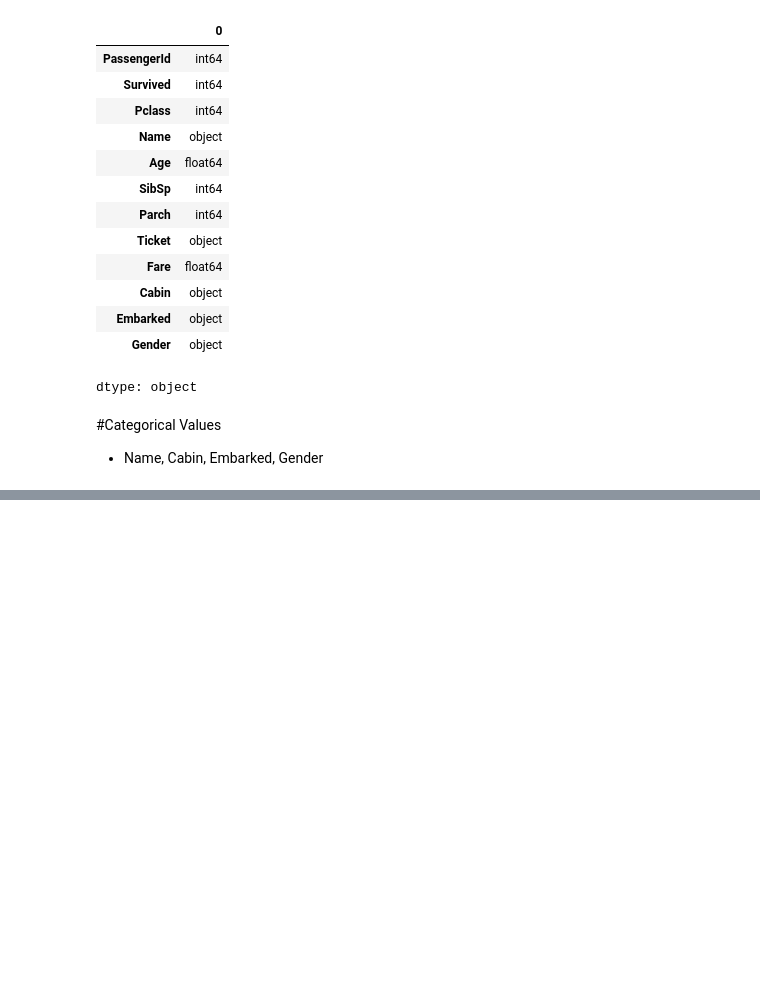
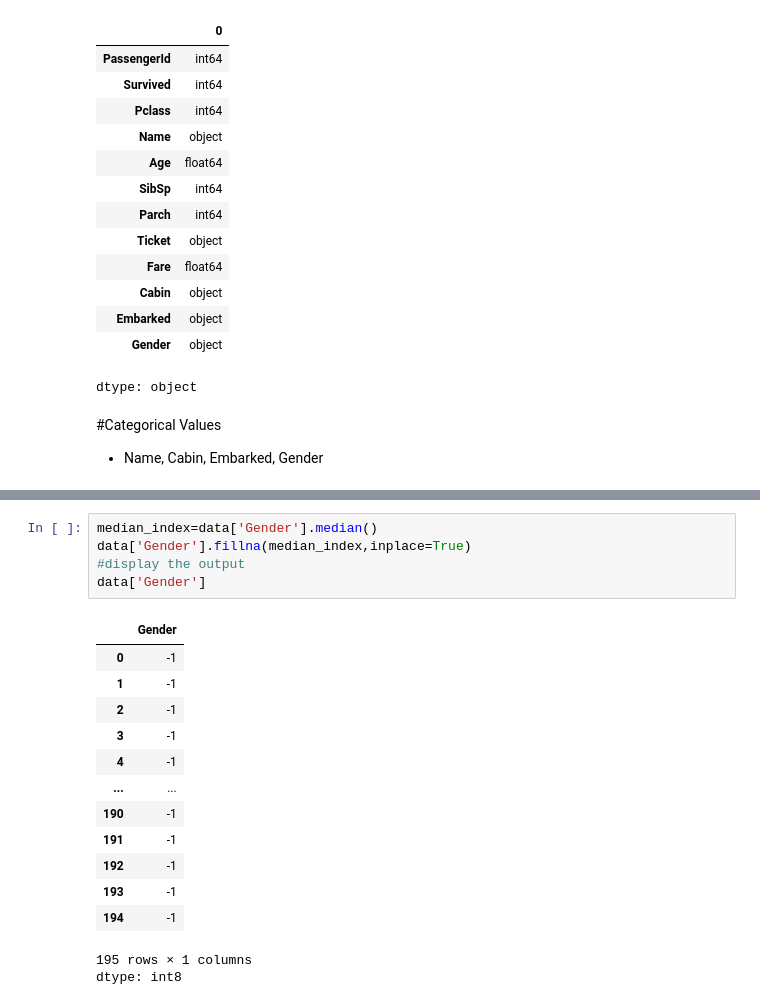
Before and after one commit to KIISIISHERE/Statistics-for-Categorical-Variables-and-Data-Transformation-I, a Jupyter notebook: Statistics_for_Categorical_Variables_and_Data_Transformation_I.ipynb, the cells around one changed output, grey strips where cells are left out. Cells and saved outputs as stored; diff of their text form; blank space fills up the shorter version.

```diff
--- a/Statistics_for_Categorical_Variables_and_Data_Transformation_I.ipynb
+++ b/Statistics_for_Categorical_Variables_and_Data_Transformation_I.ipynb
@@ -56,0 +102,20 @@ dtype: object
+# %%
+median_index=data['Gender'].median()
+data['Gender'].fillna(median_index,inplace=True)
+#display the output
+data['Gender']
+# %% [output]
+|  | Gender |
+| 0 | -1 |
+| 1 | -1 |
+| 2 | -1 |
+| 3 | -1 |
+| 4 | -1 |
+| ... | ... |
+| 190 | -1 |
+| 191 | -1 |
+| 192 | -1 |
+| 193 | -1 |
+| 194 | -1 |
+195 rows × 1 columns
+dtype: int8
```
Also changed, not shown: parts of 3 cells of this notebook.
